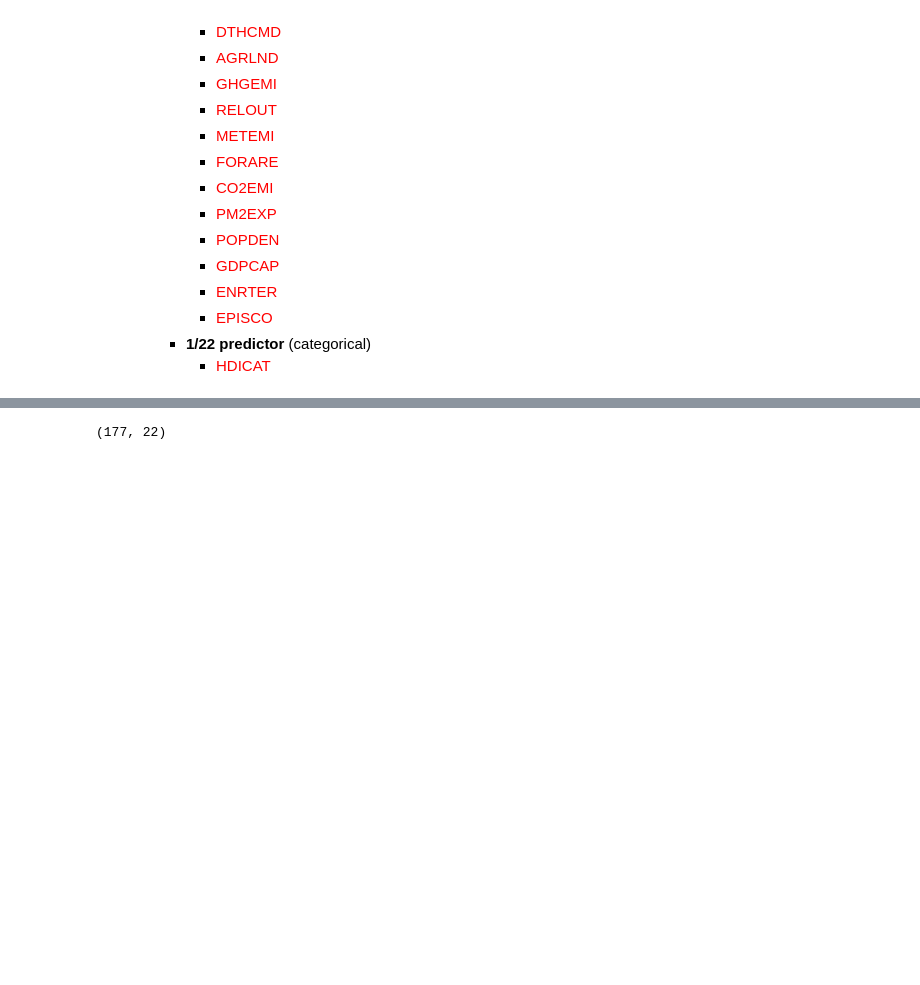
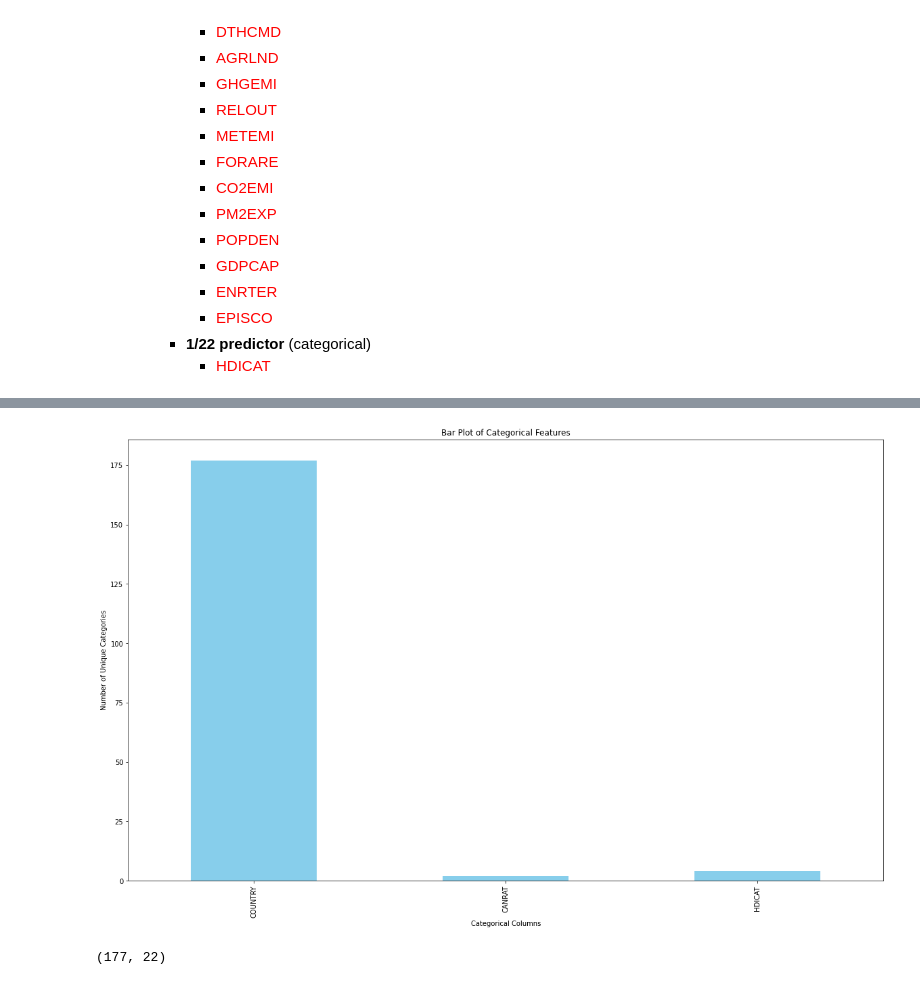
Before and after one commit to dzulaisar/machine-learning, a Jupyter notebook: PYTHON/prediction/classification-ml.ipynb, the cells around one changed output, grey strips where cells are left out. Cells and saved outputs as stored; diff of their text form; code cells hidden in the pictures; blank space fills up the shorter version.

```diff
--- a/PYTHON/prediction/classification-ml.ipynb
+++ b/PYTHON/prediction/classification-ml.ipynb
@@ -176,3 +276,17 @@ cancer_rate = pd.read_csv('CategoricalCancerRates.csv')
+# %%
+import matplotlib.pyplot as plt
+
+# Select object-type columns
+categorical_columns = cancer_rate.select_dtypes(include=['object'])
+
+# Plot bar charts for each categorical column
+categorical_columns.nunique().plot(kind='bar', figsize=(20, 12), color='skyblue')
+plt.title('Bar Plot of Categorical Features')
+plt.xlabel('Categorical Columns')
+plt.ylabel('Number of Unique Categories')
+plt.show()
+# %% [output]
+[figure, added]
 # %%
 # Performing a general exploration of the dataset
 cancer_rate.shape
```
Also changed, not shown: parts of 7 cells of this notebook, 10 other files.
